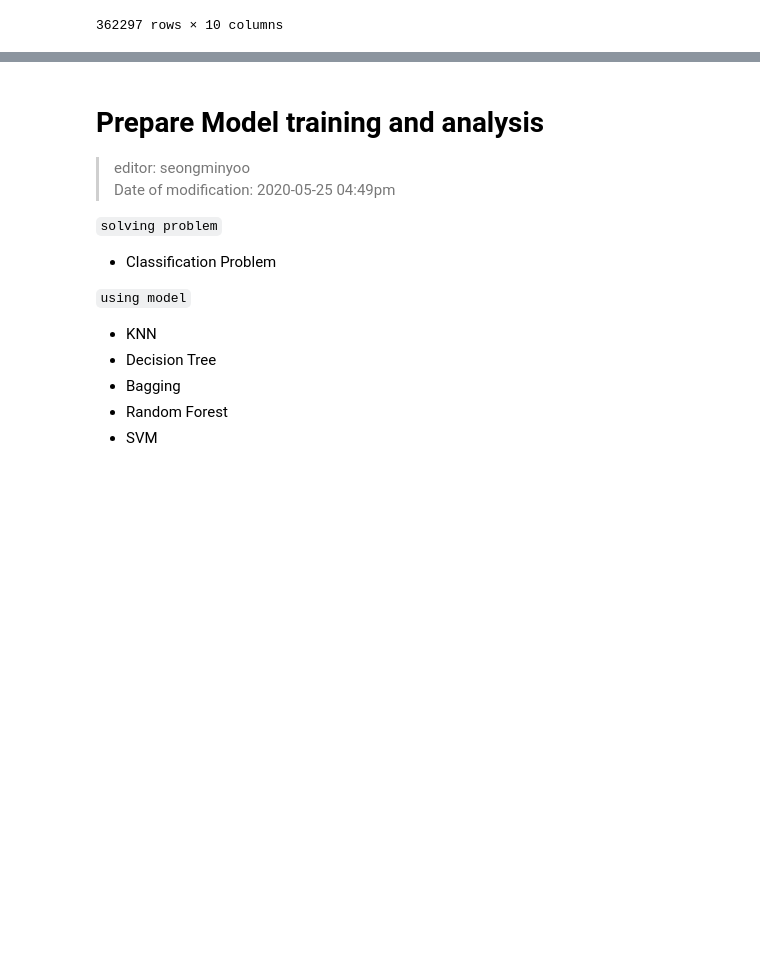
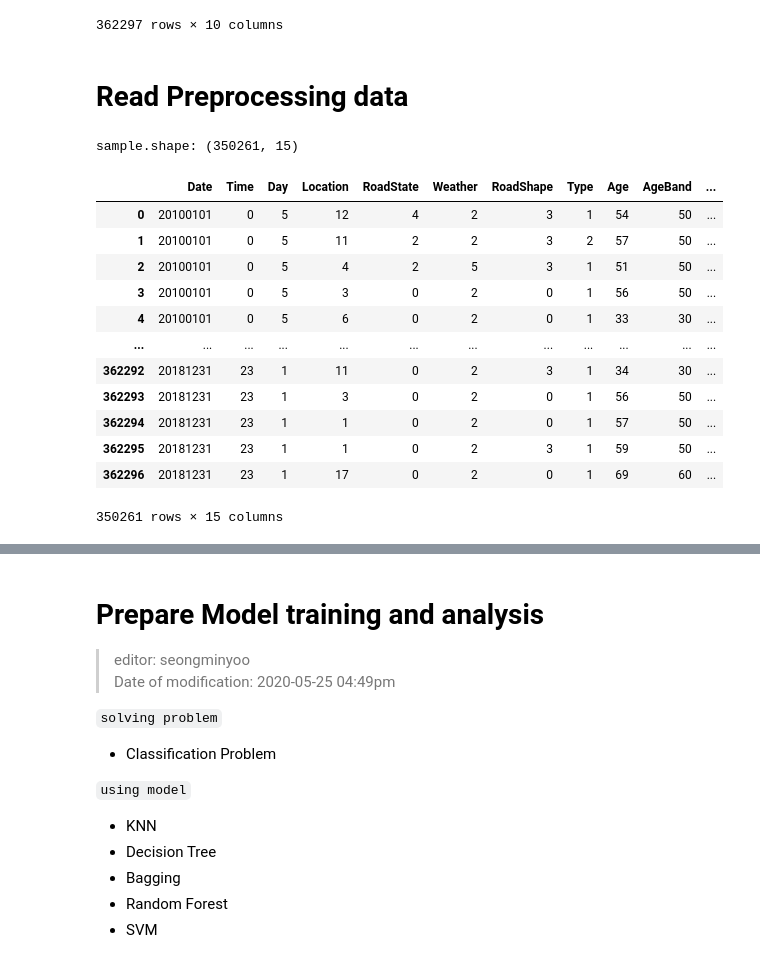
Before and after one commit to oohyun15/Prediction-of-Traffic-Accident-Risk, a Jupyter notebook: src/ModelAnalysis.ipynb, the cells around one changed output, grey strips where cells are left out. Cells and saved outputs as stored; diff of their text form; code cells hidden in the pictures; blank space fills up the shorter version.

Commit message:
make model function, make test function, data processing, debug

```diff
--- a/src/ModelAnalysis.ipynb
+++ b/src/ModelAnalysis.ipynb
@@ -41,3 +41,27 @@ sample
 | 362295 | 20181231 | 23시 | 월 | 강동구 | 경상 | 건조 | 맑음 | 단일로 | 승용차 | 59세 |
 | 362296 | 20181231 | 23시 | 월 | 송파구 | 경상 | 건조 | 맑음 | 교차로 | 승용차 | 69세 |
 362297 rows × 10 columns
+# %% [markdown]
+# Read Preprocessing data
+# %%
+preprocessing = pd.read_csv('../input/preprocessing.csv')
+
+print("sample.shape:", preprocessing.shape)
+
+# 초기 샘플 데이터
+preprocessing
+# %% [output]
+sample.shape: (350261, 15)
+|  | Date | Time | Day | Location | RoadState | Weather | RoadShape | Type | Age | AgeBand | ... |
+| 0 | 20100101 | 0 | 5 | 12 | 4 | 2 | 3 | 1 | 54 | 50 | ... |
+| 1 | 20100101 | 0 | 5 | 11 | 2 | 2 | 3 | 2 | 57 | 50 | ... |
+| 2 | 20100101 | 0 | 5 | 4 | 2 | 5 | 3 | 1 | 51 | 50 | ... |
+| 3 | 20100101 | 0 | 5 | 3 | 0 | 2 | 0 | 1 | 56 | 50 | ... |
+| 4 | 20100101 | 0 | 5 | 6 | 0 | 2 | 0 | 1 | 33 | 30 | ... |
+| ... | ... | ... | ... | ... | ... | ... | ... | ... | ... | ... | ... |
+| 362292 | 20181231 | 23 | 1 | 11 | 0 | 2 | 3 | 1 | 34 | 30 | ... |
+| 362293 | 20181231 | 23 | 1 | 3 | 0 | 2 | 0 | 1 | 56 | 50 | ... |
+| 362294 | 20181231 | 23 | 1 | 1 | 0 | 2 | 0 | 1 | 57 | 50 | ... |
+| 362295 | 20181231 | 23 | 1 | 1 | 0 | 2 | 3 | 1 | 59 | 50 | ... |
+| 362296 | 20181231 | 23 | 1 | 17 | 0 | 2 | 0 | 1 | 69 | 60 | ... |
+350261 rows × 15 columns
```
Also changed, not shown: parts of 32 cells of this notebook, 2 other files.
